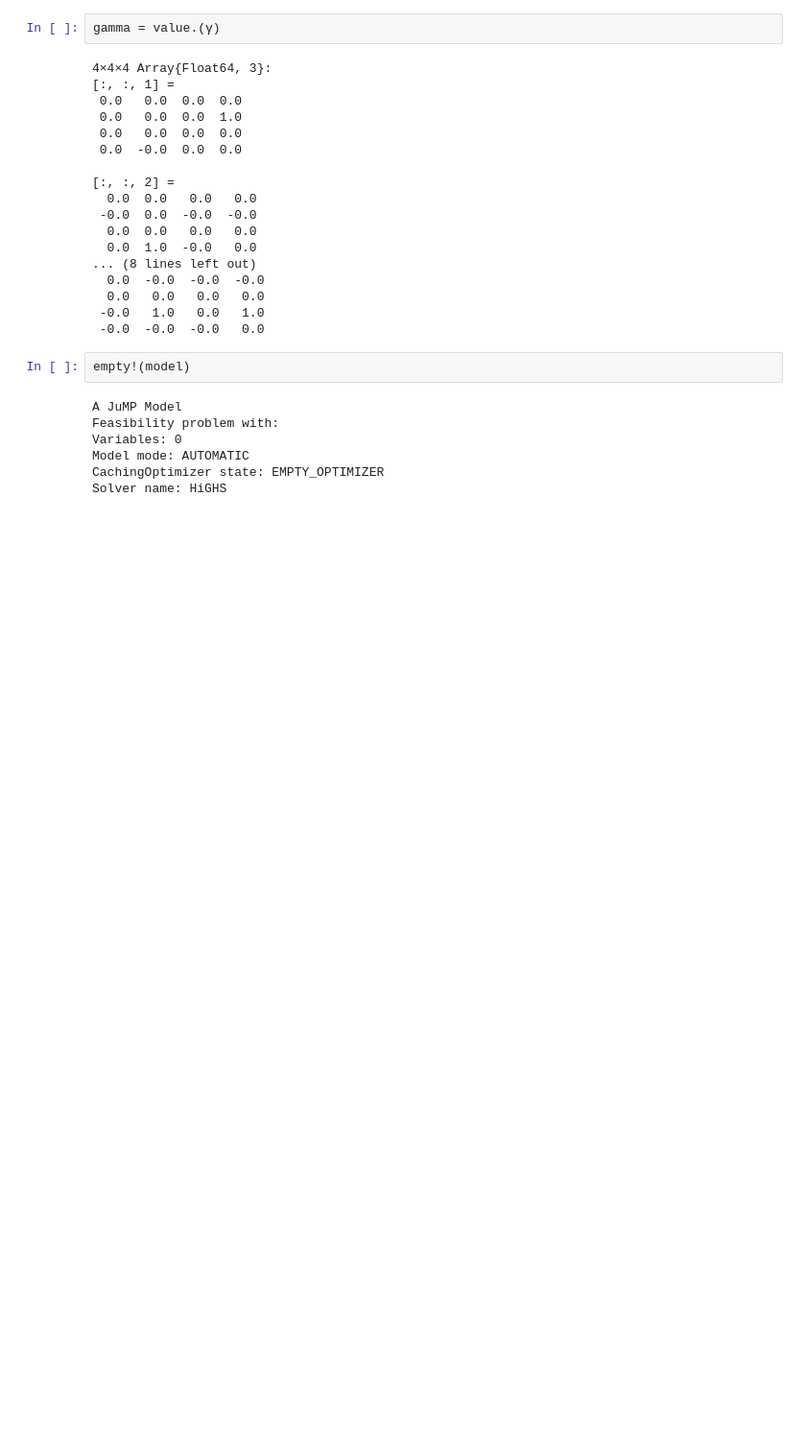
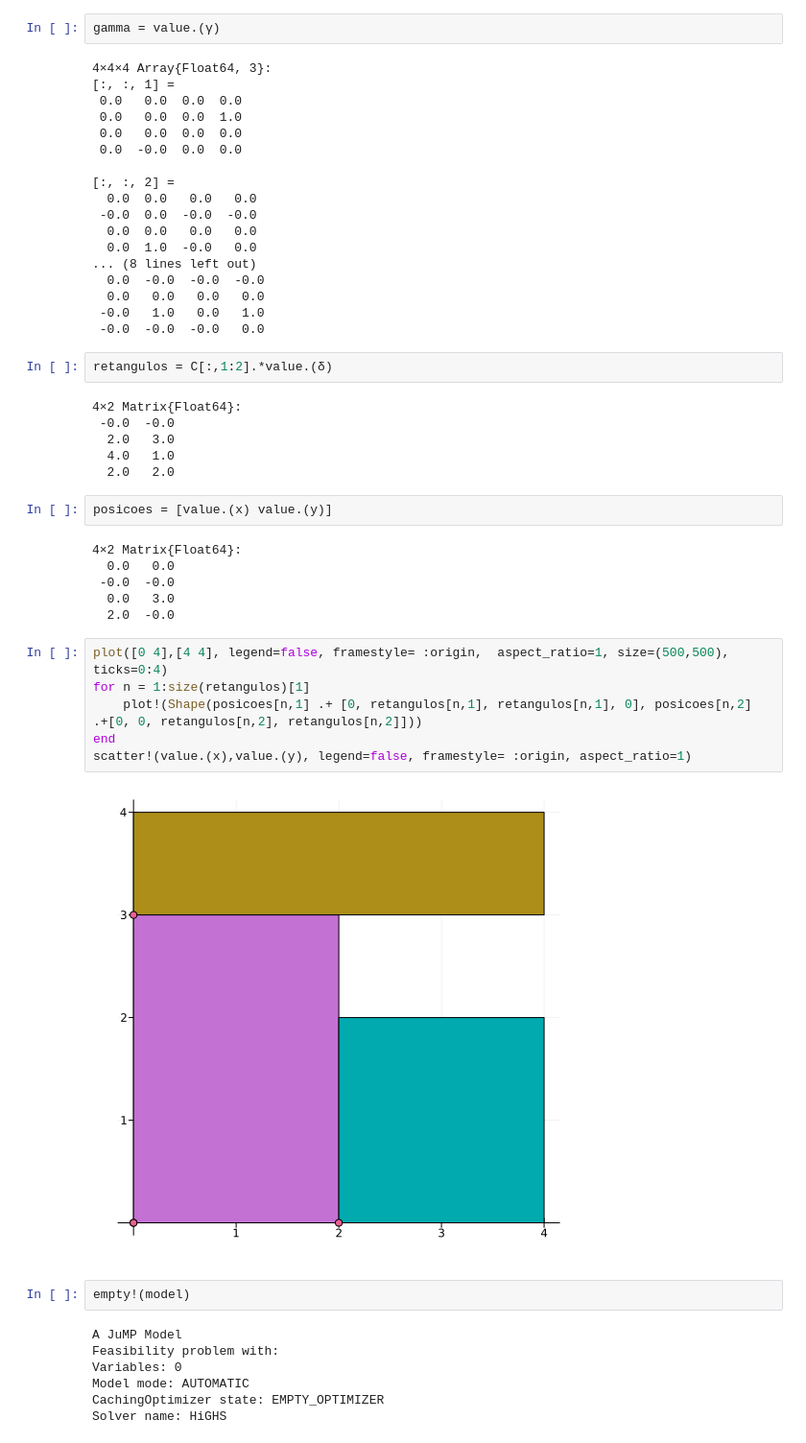
Before and after one commit to Daniel-C-Fernandes/PO, a Jupyter notebook: prova-PO-JFO.ipynb, the cells around one changed output. Shown: that part at 96% size. Saved outputs shown, nothing was run; the diff lists cells and outputs as text; blank space fills up the shorter version.

```diff
--- a/prova-PO-JFO.ipynb
+++ b/prova-PO-JFO.ipynb
@@ -342,6 +357,30 @@ gamma = value.(γ)
   0.0   0.0   0.0   0.0
  -0.0   1.0   0.0   1.0
  -0.0  -0.0  -0.0   0.0
+# %%
+retangulos = C[:,1:2].*value.(δ)
+# %% [output]
+4×2 Matrix{Float64}:
+ -0.0  -0.0
+  2.0   3.0
+  4.0   1.0
+  2.0   2.0
+# %%
+posicoes = [value.(x) value.(y)]
+# %% [output]
+4×2 Matrix{Float64}:
+  0.0   0.0
+ -0.0  -0.0
+  0.0   3.0
+  2.0  -0.0
+# %%
+plot([0 4],[4 4], legend=false, framestyle= :origin,  aspect_ratio=1, size=(500,500), ticks=0:4)
+for n = 1:size(retangulos)[1]
+    plot!(Shape(posicoes[n,1] .+ [0, retangulos[n,1], retangulos[n,1], 0], posicoes[n,2] .+[0, 0, retangulos[n,2], retangulos[n,2]]))
+end
+scatter!(value.(x),value.(y), legend=false, framestyle= :origin, aspect_ratio=1)
+# %% [output]
+[figure, added]
 # %%
 empty!(model)
 # %% [output]
```
Also changed, not shown: parts of 6 cells of this notebook.
